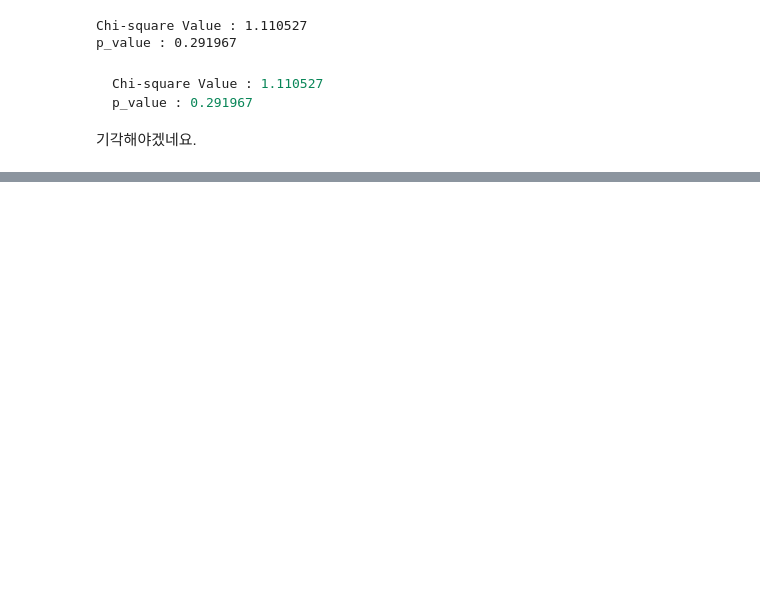
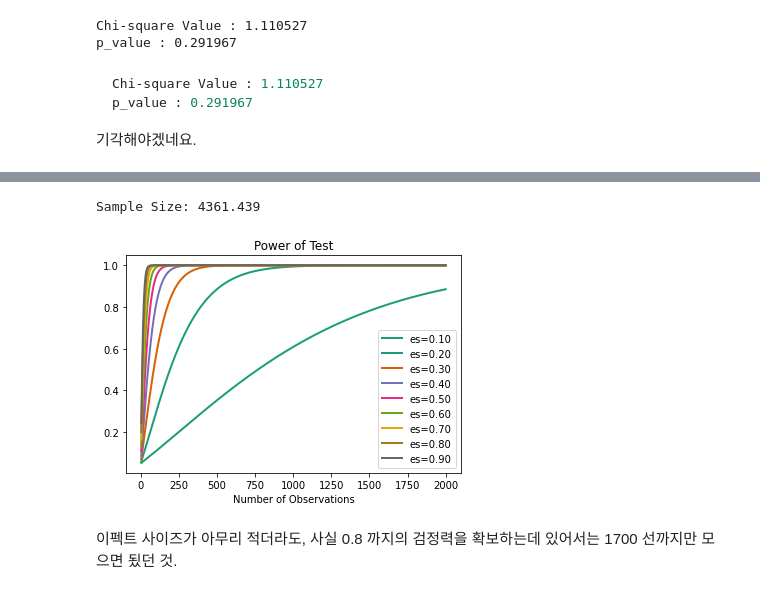
Before and after one commit to woo2201/ColabDrive, a Jupyter notebook: AB_Test_forCompany.ipynb, the cells around one changed output, grey strips where cells are left out. Cells and saved outputs as stored; diff of their text form; code cells hidden in the pictures; blank space fills up the shorter version.

```diff
--- a/AB_Test_forCompany.ipynb
+++ b/AB_Test_forCompany.ipynb
@@ -69,0 +75,31 @@ p_value : 0.291967
+# %%
+# estimate sample size via power analysis
+from statsmodels.stats.power import TTestIndPower
+
+effect = 0.06 # Cohen's d measure 로 측정하는 effective effect size 의 크기는 0.8 <= 정도라고 합니다. 이게 낮아질 수록 필요 샘플사이즈는 올라갑니다.  집단간 평균 차이가 크다는 건, 효과크기가 크다는걸 의미합니다.
+alpha = 0.05 # 유의수준입니다.
+power = 0.8 # 원하는 검정력 수치입니다.
+# perform power analysis
+analysis = TTestIndPower()
+result = analysis.solve_power(effect, power=power, nobs1=None, ratio=1.0, alpha=alpha)
+print('Sample Size: %.3f' % result)
+# %% [output]
+Sample Size: 4361.439
+# %%
+# calculate power curves for varying sample and effect size
+import numpy as np
+import matplotlib.pyplot as plt
+from statsmodels.stats.power import TTestIndPower
+# parameters for power analysis
+effect_sizes = np.arange(0.1, 1, 0.1)
+sample_sizes = np.array(range(5, 2000))
+# calculate power curves from multiple power analyses
+analysis = TTestIndPower()
+analysis.plot_power(dep_var = 'nobs',
+                    nobs = sample_sizes,
+                    effect_size = effect_sizes)
+plt.show()
+# %% [output]
+[figure, added]
+# %% [markdown]
+이펙트 사이즈가 아무리 적더라도, 사실 0.8 까지의 검정력을 확보하는데 있어서는 1700 선까지만 모으면 됬던 것.
```
Also changed, not shown: parts of 8 cells of this notebook.
